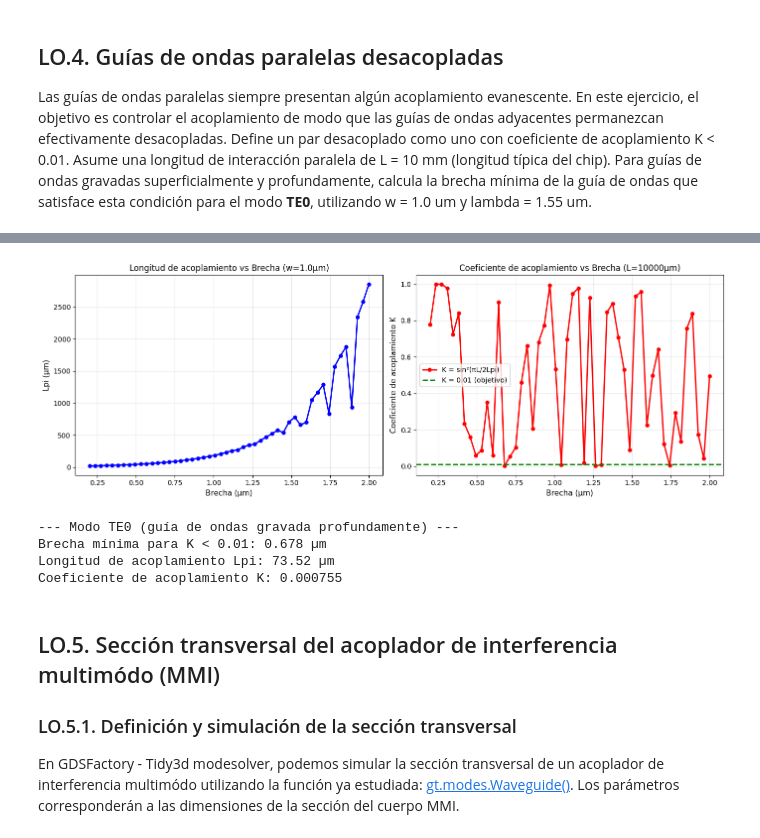
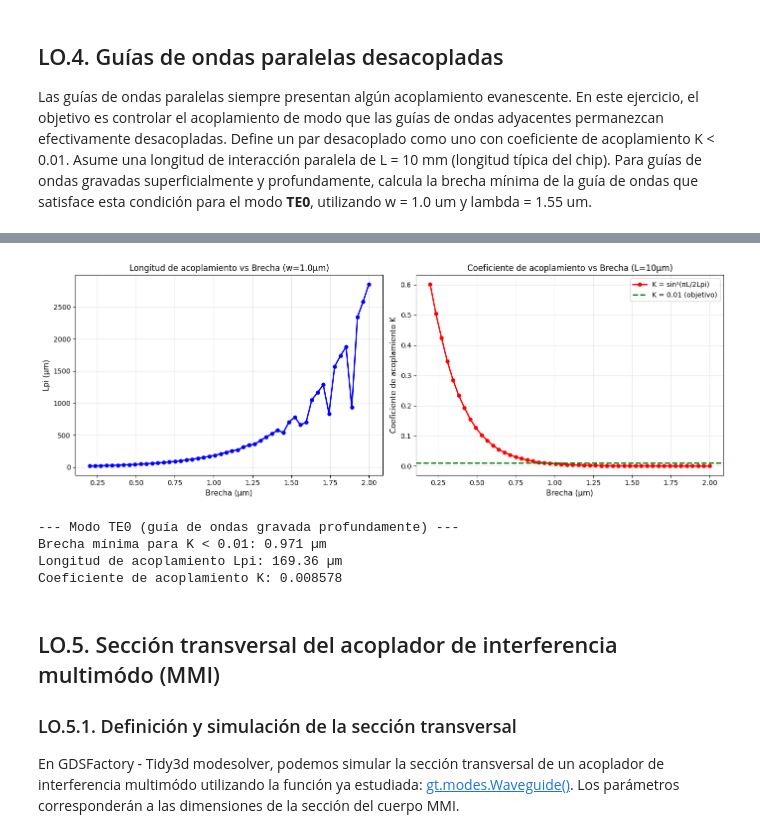
Before and after one commit to jfgimloz/cifoin-lab2, a Jupyter notebook: COUPLERS_Student.ipynb, the cells around one changed output, grey strips where cells are left out. Cells and saved outputs as stored; diff of their text form; code cells hidden in the pictures.

```diff
--- a/COUPLERS_Student.ipynb
+++ b/COUPLERS_Student.ipynb
@@ -293,8 +305,8 @@ for gap in gaps_to_sweep:
     print(f"  Pérdida      = {loss:.4f} dB")
 
     # ── Gráfica individual de este gap ─────────────────
-    fig, (ax1, ax2) = plt.subplots(1, 2, figsize=(12, 4))
-    fig.suptitle(f'Acoplador direccional — Brecha = {gap:.1f} µm', fontsize=14, fontweight='bold')
+    #fig, (ax1, ax2) = plt.subplots(1, 2, figsize=(12, 4))
+    #fig.suptitle(f'Acoplador direccional — Brecha = {gap:.1f} µm', fontsize=14, fontweight='bold')
 
     # Gráfico K vs L/Lpi para este gap
     #L_over_Lpi = np.linspace(0, 3, 300)
@@ -345,7 +427,7 @@ Las guías de ondas paralelas siempre presentan algún acoplamiento evanescente.
 # w = 1.0 µm, λ = 1.55 µm
 
 lambda_c = 1.55  # µm
-L_interaction = 10000  # µm (10 mm)
+L_interaction = 10  # µm (10 mm)
 K_target = 0.01
 
 # Calcula el L_pi requerido para K = 0.01
@@ -443,8 +525,8 @@ L_pi requerido para K = 0.01 con L = 10000 µm: 156817.09 µm
-[figure, old version]
+[figure, new version]
 --- Modo TE0 (guía de ondas gravada profundamente) ---
-Brecha mínima para K < 0.01: 0.678 µm
-Longitud de acoplamiento Lpi: 73.52 µm
-Coeficiente de acoplamiento K: 0.000755
+Brecha mínima para K < 0.01: 0.971 µm
+Longitud de acoplamiento Lpi: 169.36 µm
+Coeficiente de acoplamiento K: 0.008578
 # %% [markdown]
 ## LO.5. Sección transversal del acoplador de interferencia multimódo (MMI)
 
```
Also changed, not shown: parts of 29 cells of this notebook.
